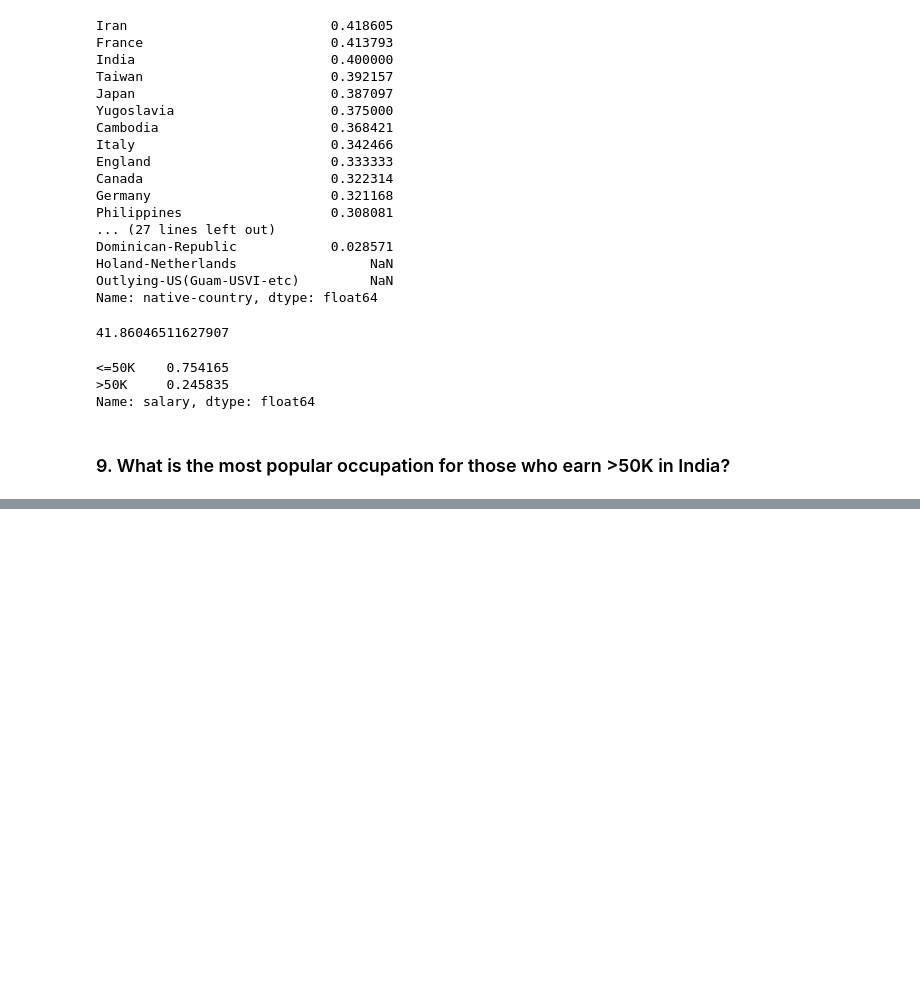
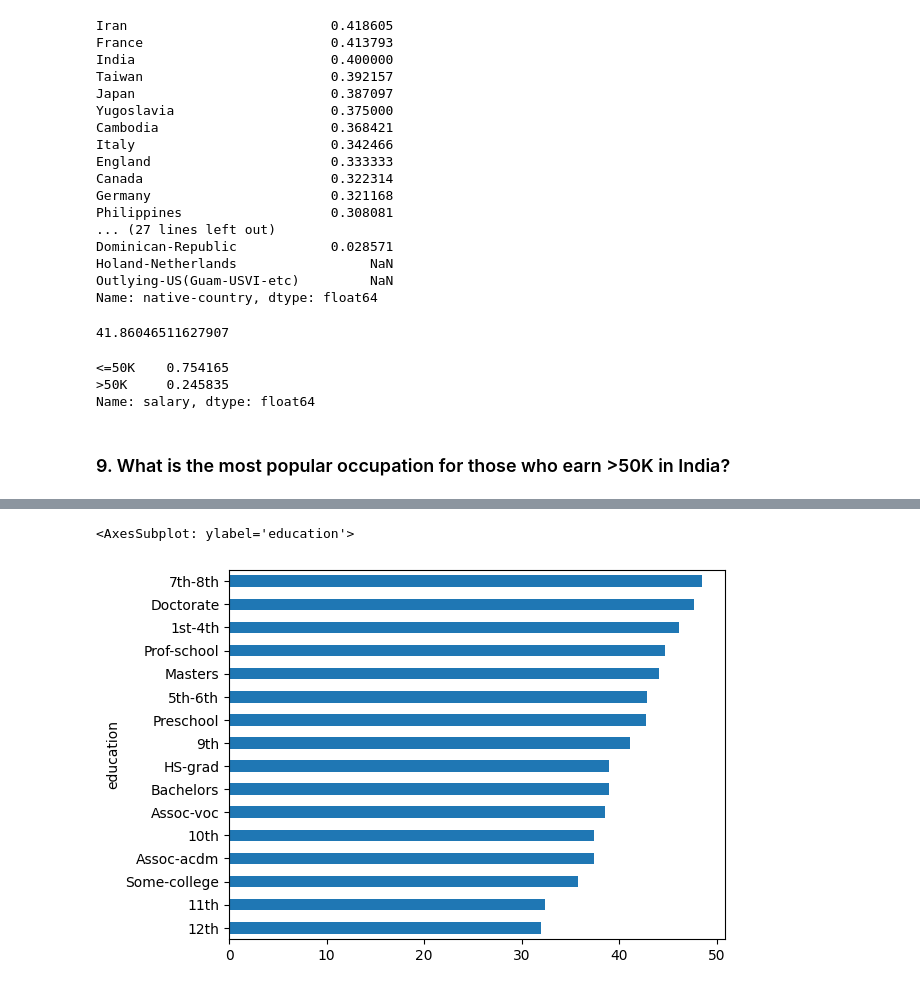
Before and after one commit to GammaIntelligenceTraining/DataAnalysis1, a Jupyter notebook: 08_Pandas/pandas_dataset.ipynb, the cells around one changed output, grey strips where cells are left out. Saved outputs shown, nothing was run; the diff lists cells and outputs as text; code cells hidden in the pictures; blank space fills up the shorter version.

```diff
--- a/08_Pandas/pandas_dataset.ipynb
+++ b/08_Pandas/pandas_dataset.ipynb
@@ -300,0 +421,2 @@ Name: salary, dtype: float64
+# %%
+groups = df.groupby('education')
@@ -300,0 +443,5 @@ Name: salary, dtype: float64
+# %%
+groups.age.mean().sort_values().plot(kind='barh')
+# %% [output]
+<AxesSubplot: ylabel='education'>
+[figure, added]
```
Also changed, not shown: parts of 30 cells of this notebook.
